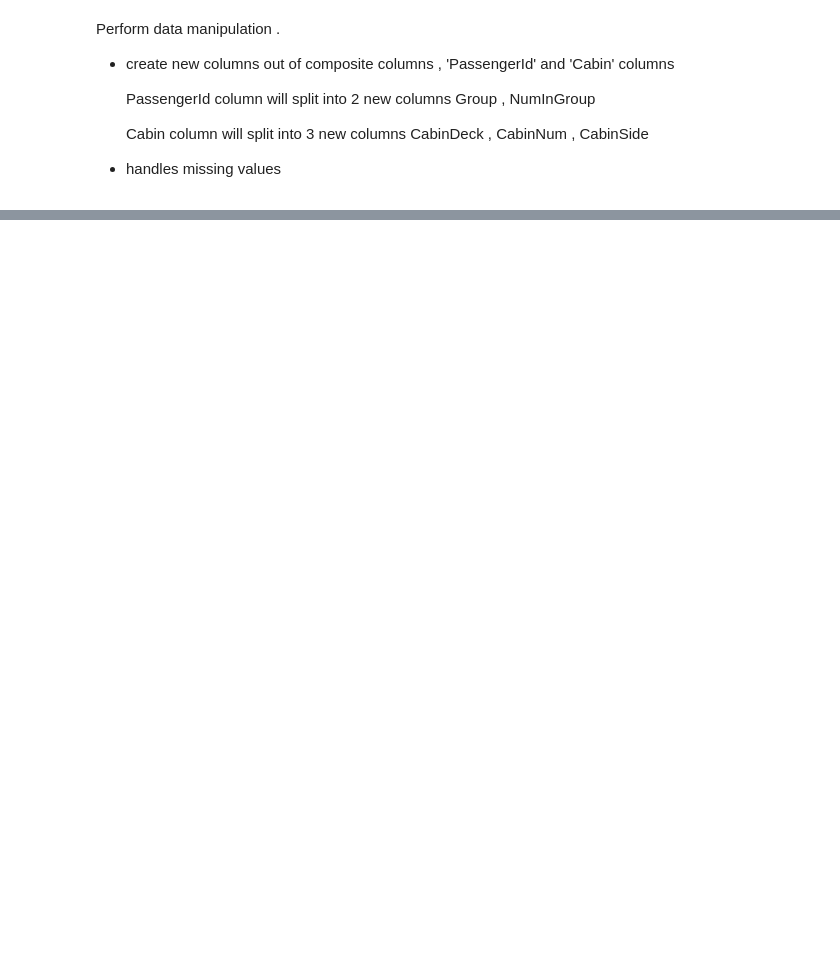
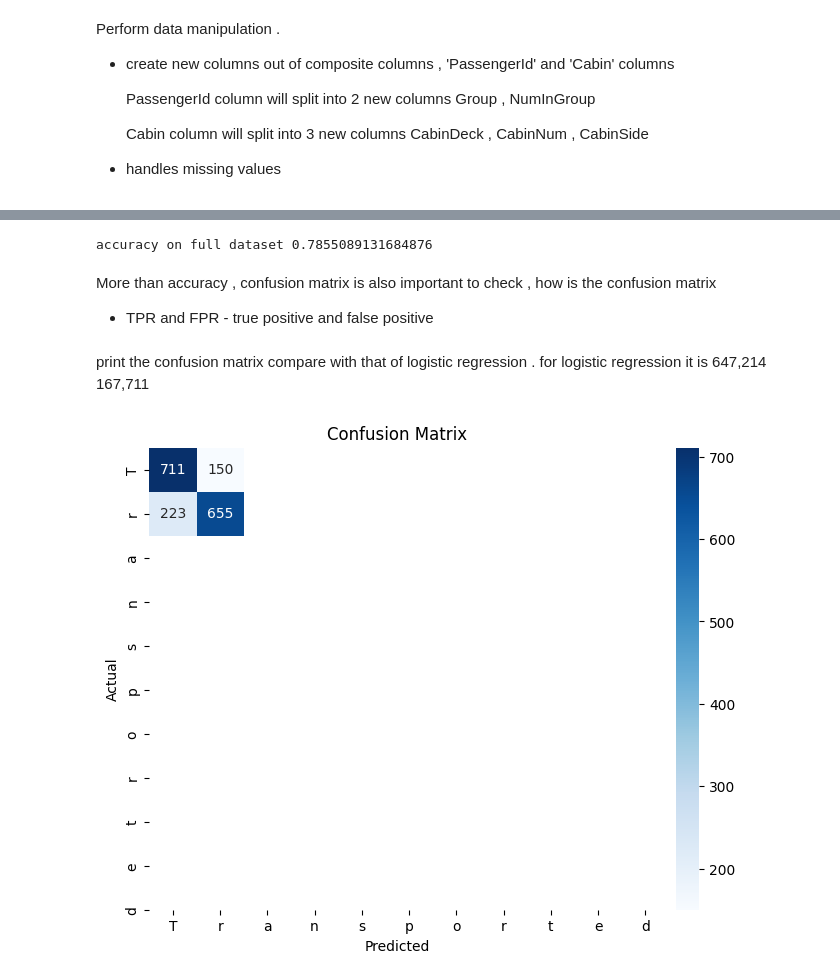
Before and after one commit to tanmaypatil/kaggle-learning, a Jupyter notebook: titanic_random_forest.ipynb, the cells around one changed output, grey strips where cells are left out. Drawn from its saved outputs; the diff is of its cells as text; code cells hidden in the pictures; blank space fills up the shorter version.

Commit message:
Random forest notebook , accuracy same as Logistic regression

```diff
--- a/titanic_random_forest.ipynb
+++ b/titanic_random_forest.ipynb
@@ -36,0 +257,3 @@ df
+# %%
+# Split the dataset into training and testing sets
+X_train, X_test, y_train, y_test = train_test_split(X_preprocessed, y, test_size=0.2, random_state=42)
@@ -36,0 +265,12 @@ df
+# %%
+# Initialize the classifier
+rf = RandomForestClassifier(n_estimators=10, random_state=2, n_jobs=-1)
+
+# Obtain scores of cross-validation
+scores = cross_val_score(rf, X_train, y_train, cv=5)
+
+# Display accuracy
+print('Accuracy:', np.round(scores, 3))
+
+# Display mean accuracy
+print('Accuracy mean: %0.3f' % (scores.mean()))
@@ -36,0 +280,3 @@ df
+# %%
+rf.fit(X_train,y_train)
+y_pred = rf.predict(X_test)
@@ -36,0 +295,26 @@ df
+# %%
+accuracy = accuracy_score(y_test, y_pred)
+print(f"accuracy on full dataset {accuracy}")
+# %% [output]
+accuracy on full dataset 0.7855089131684876
+# %% [markdown]
+More than accuracy , confusion matrix is also important to check , how is the confusion matrix
+* TPR and FPR - true positive and false positive
+# %%
+cm = confusion_matrix(y_test,y_pred)
+# %% [markdown]
+print the confusion matrix
+compare with that of logistic regression .
+for logistic regression it is
+647,214
+167,711
+# %%
+# plot the confusion matrix
+plt.figure(figsize=(8, 6))
+sns.heatmap(cm, annot=True, fmt="d", cmap='Blues', xticklabels='Transported', yticklabels='Transported')
+plt.ylabel('Actual')
+plt.xlabel('Predicted')
+plt.title('Confusion Matrix')
+plt.show()
+# %% [output]
+[figure, added]
```
Also changed, not shown: parts of 28 cells of this notebook, 1 other file.
